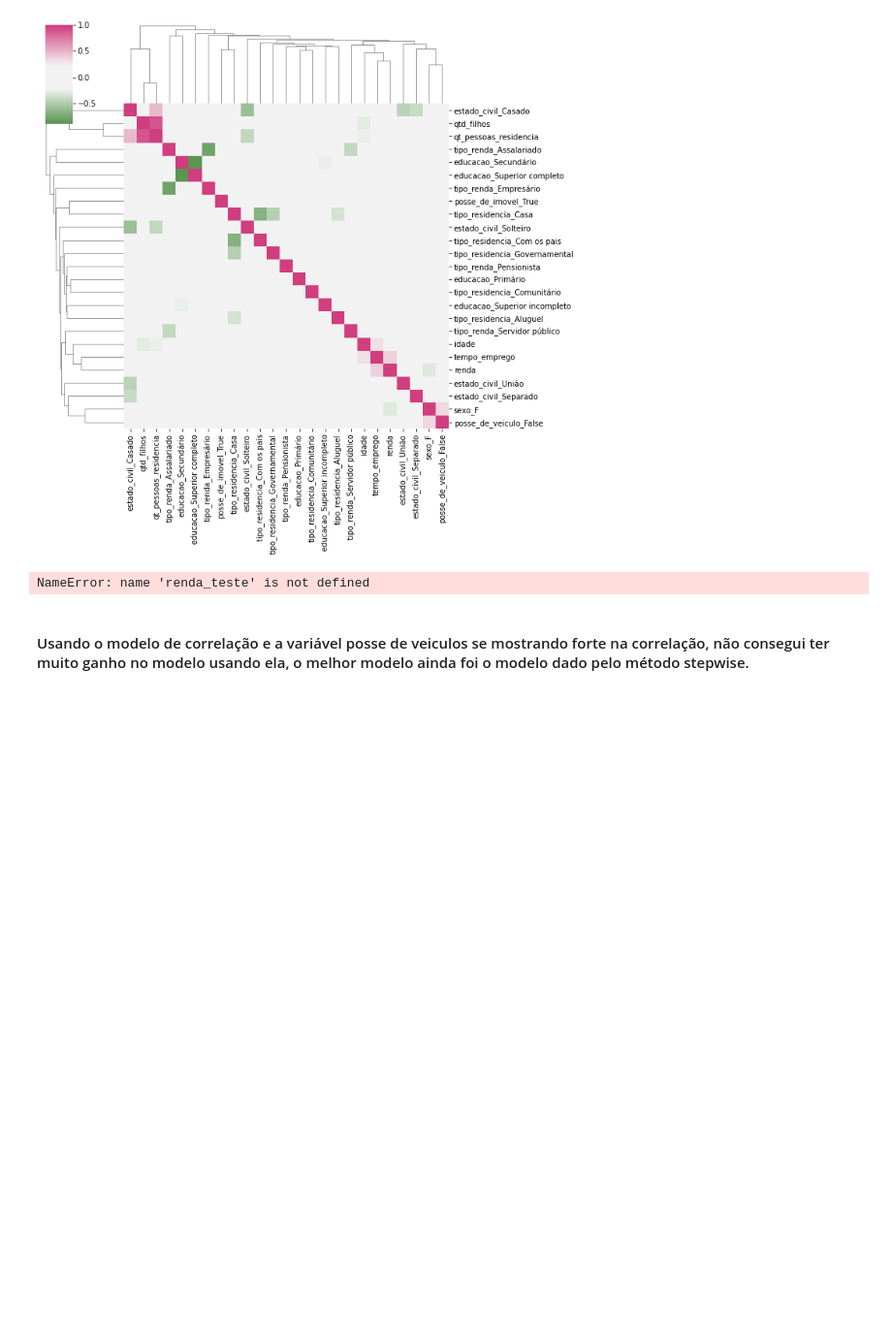
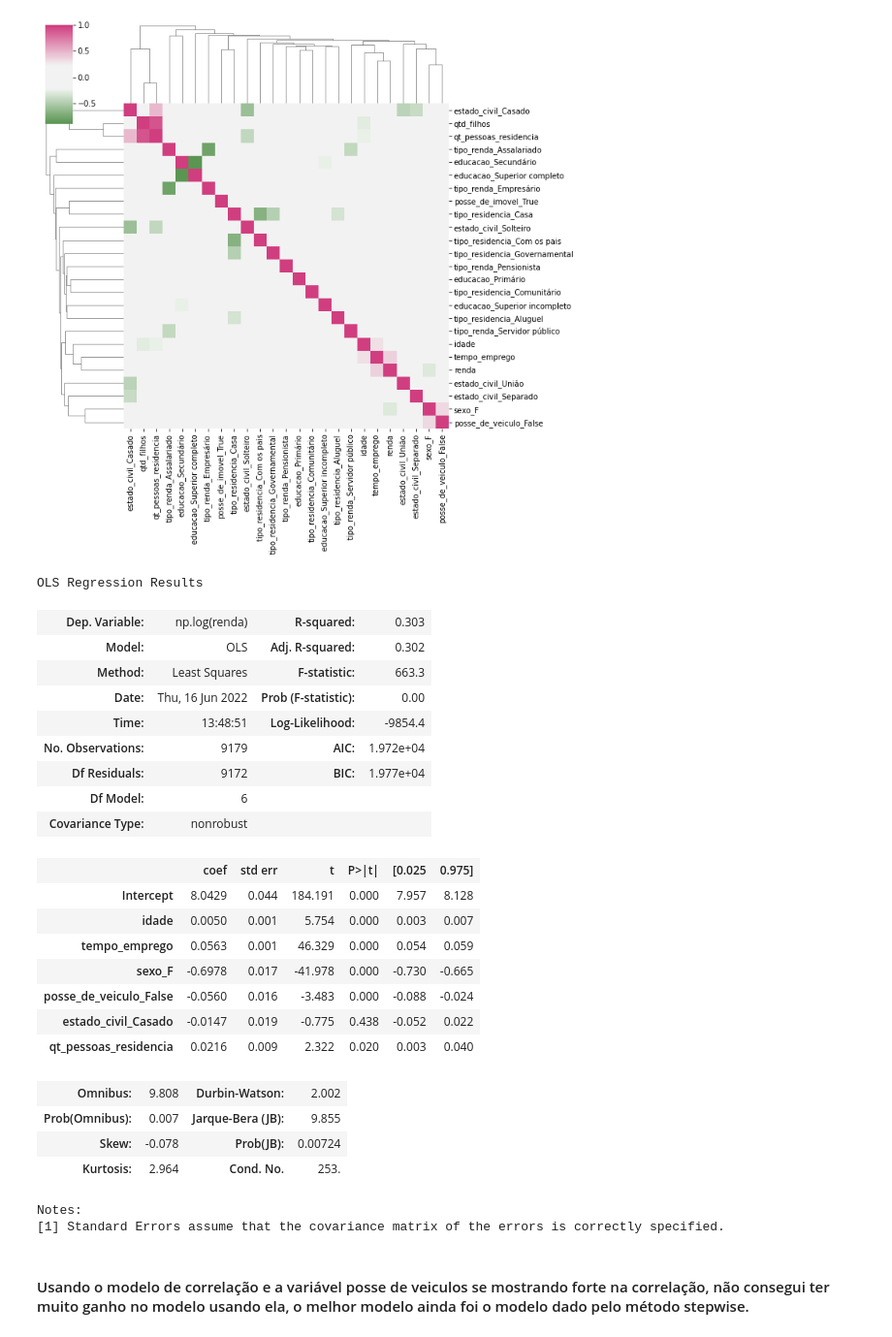
Before and after one commit to hgussiardi/Previsao_Renda, a Jupyter notebook: projeto-2 (1).ipynb, the cells around one changed output. Shown at 97% size. Drawn from its saved outputs; the diff is of its cells as text; code cells hidden in the pictures; blank space fills up the shorter version.

Commit message:
Initial
Projeto 2 - Jupyter Notebook - Previsão de Renda

```diff
--- a/projeto-2 (1).ipynb
+++ b/projeto-2 (1).ipynb
@@ -502,11 +502,38 @@ sns.clustermap(df_dummies_renda.corr(),figsize=(10,10), center=0, cmap=cmap)
 <seaborn.matrix.ClusterGrid at 0x...>
 [figure]
 # %%
-y, X = patsy.dmatrices('np.log(renda) ~  idade + tempo_emprego + sexo_F + posse_de_veiculo_False + estado_civil_Casado + qt_pessoas_residencia', renda_teste)
+renda_train = x_train
+renda_train.rename(columns = {'educacao_Superior completo':'educacao_Superior_completo'}, inplace = True)
+renda_train['renda']=y_train
+
+y, X = patsy.dmatrices('np.log(renda) ~  idade + tempo_emprego + sexo_F + posse_de_veiculo_False + estado_civil_Casado + qt_pessoas_residencia', renda_train)
 modelo = sm.OLS(y,X).fit()
 modelo.summary()
 # %% [output]
-NameError: name 'renda_teste' is not defined
+OLS Regression Results
+| Dep. Variable: | np.log(renda) | R-squared: | 0.303 |
+| Model: | OLS | Adj. R-squared: | 0.302 |
+| Method: | Least Squares | F-statistic: | 663.3 |
+| Date: | Thu, 16 Jun 2022 | Prob (F-statistic): | 0.00 |
+| Time: | 13:48:51 | Log-Likelihood: | -9854.4 |
+| No. Observations: | 9179 | AIC: | 1.972e+04 |
+| Df Residuals: | 9172 | BIC: | 1.977e+04 |
+| Df Model: | 6 |  |  |
+| Covariance Type: | nonrobust |  |  |
+|  | coef | std err | t | P>|t| | [0.025 | 0.975] |
+| Intercept | 8.0429 | 0.044 | 184.191 | 0.000 | 7.957 | 8.128 |
+| idade | 0.0050 | 0.001 | 5.754 | 0.000 | 0.003 | 0.007 |
+| tempo_emprego | 0.0563 | 0.001 | 46.329 | 0.000 | 0.054 | 0.059 |
+| sexo_F | -0.6978 | 0.017 | -41.978 | 0.000 | -0.730 | -0.665 |
+| posse_de_veiculo_False | -0.0560 | 0.016 | -3.483 | 0.000 | -0.088 | -0.024 |
+| estado_civil_Casado | -0.0147 | 0.019 | -0.775 | 0.438 | -0.052 | 0.022 |
+| qt_pessoas_residencia | 0.0216 | 0.009 | 2.322 | 0.020 | 0.003 | 0.040 |
+| Omnibus: | 9.808 | Durbin-Watson: | 2.002 |
+| Prob(Omnibus): | 0.007 | Jarque-Bera (JB): | 9.855 |
+| Skew: | -0.078 | Prob(JB): | 0.00724 |
+| Kurtosis: | 2.964 | Cond. No. | 253. |
+Notes:
+[1] Standard Errors assume that the covariance matrix of the errors is correctly specified.
 # %% [markdown]
 #### Usando o modelo de correlação e a variável posse de veiculos se mostrando forte na correlação, não consegui ter muito ganho no modelo usando ela, o melhor modelo ainda foi o modelo dado pelo método stepwise.
 # %% [markdown]
```
Also changed, not shown: parts of 4 cells of this notebook.
